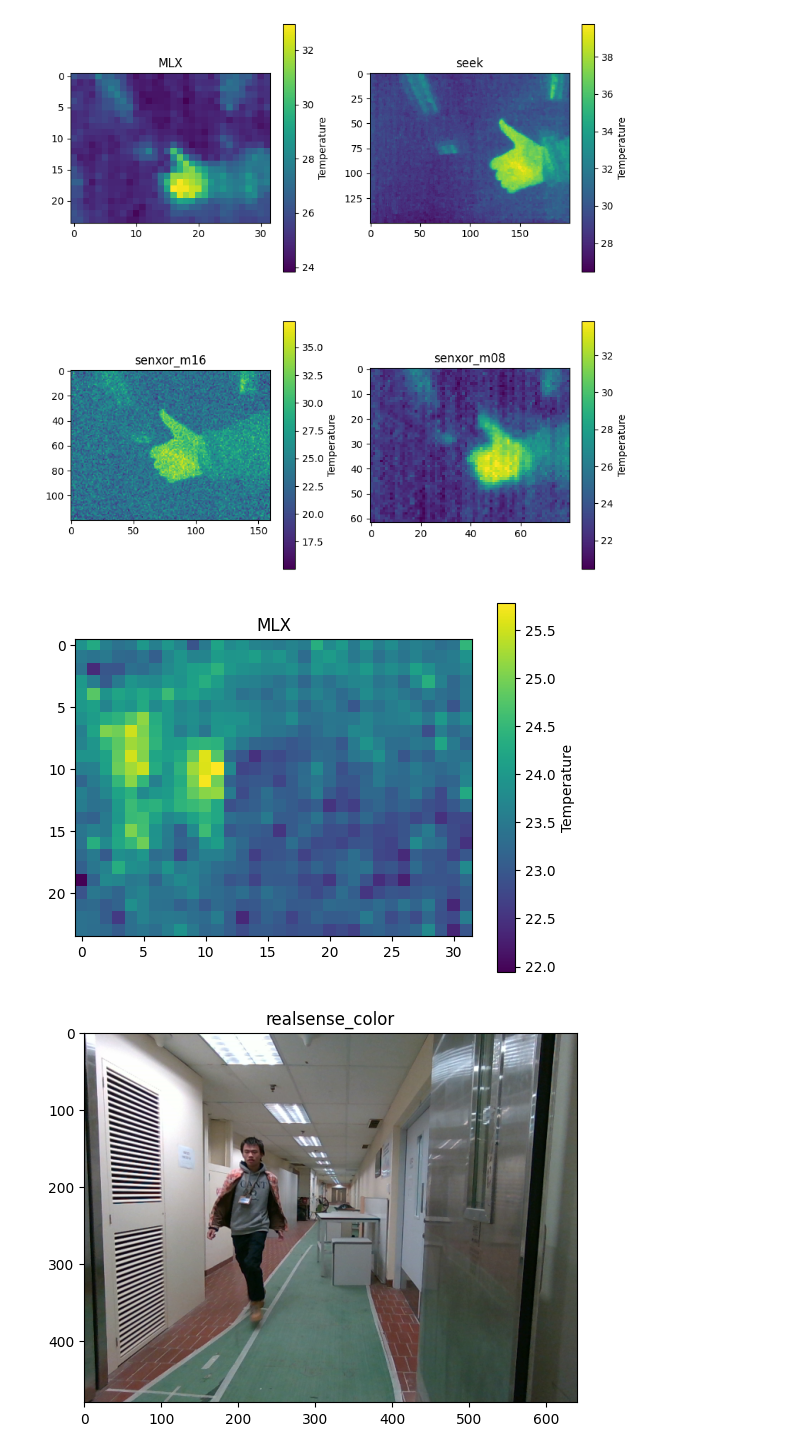
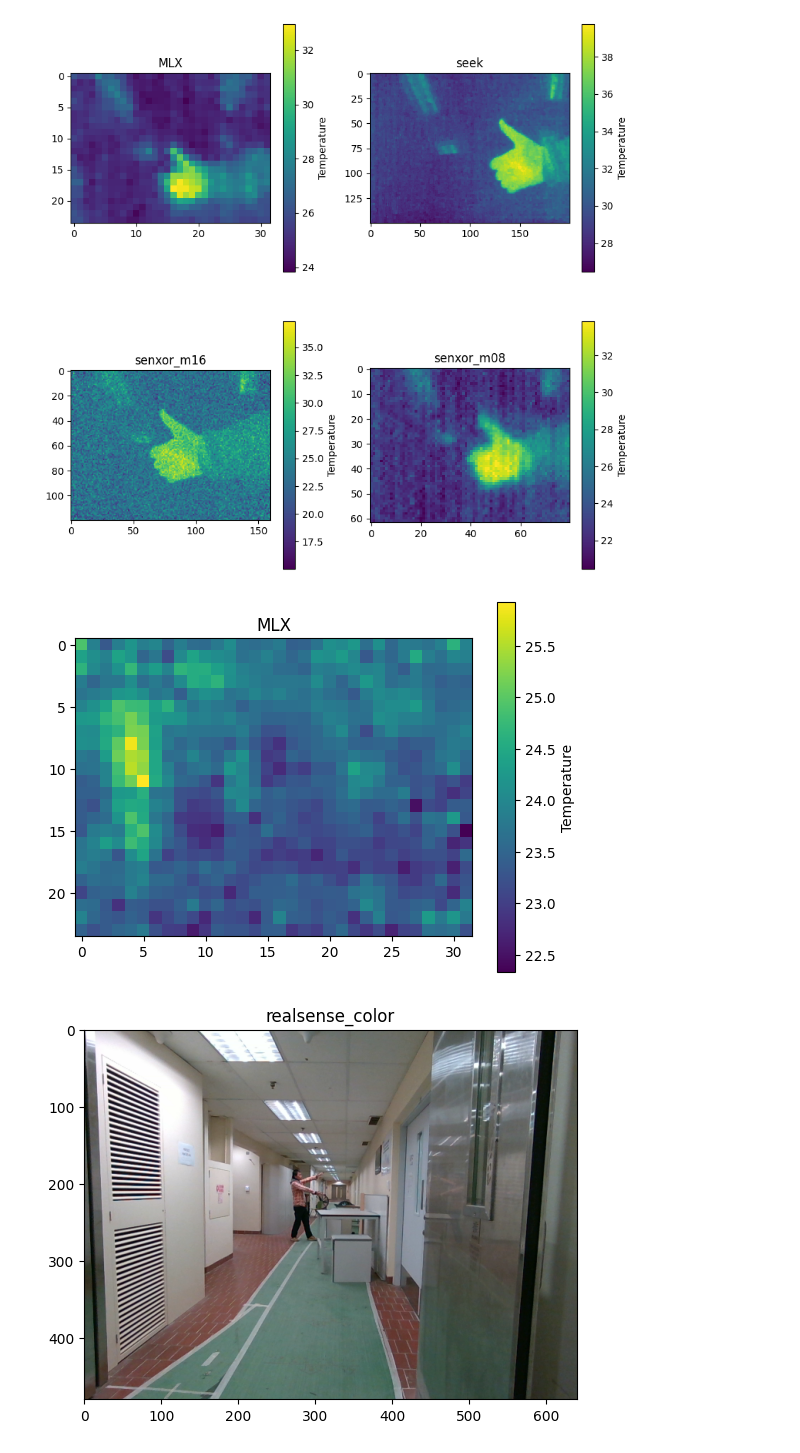
Before and after one commit to Myrmecos/DeepTadarDataCollect, a Jupyter notebook: visualize.ipynb, the cells around one changed output. Cells and saved outputs as stored; diff of their text form; code cells hidden in the pictures.

```diff
--- a/visualize.ipynb
+++ b/visualize.ipynb
@@ -5,7 +5,7 @@ import time
 import matplotlib.pyplot as plt
 import cv2
 # %%
-for dir in os.listdir("RawData/exp1"):
+for dir in os.listdir("RawData/exp21"):
     if ("meta.log" == dir):
         continue
     dirname = "RawData/exp1/"+dir
@@ -130,25 +117,25 @@ plt.show()
 # %% [output]
 [figure]
 # %%
-basePath = "RawData/exp17/"
+basePath = "RawData/exp27/"
 cnt = 0
 res = []
 for dir in os.listdir(basePath):
     if ("meta.log" == dir):
         continue
     dirname = basePath+dir
     #print(dirname)
     image = np.load(dirname+"/"+os.listdir(dirname)[8])
     if (dir == "realsense_color"):
         image = cv2.cvtColor(image, cv2.COLOR_BGR2RGB)
     plt.imshow(image)
     if (dir in ["MLX", "seek_thermal", "senxor_m08", "senxor_m08_1"]):
         res.append(image)
         cbar = plt.colorbar()
         cbar.set_label('Temperature')
         #plt.axis('off')
     plt.title(dir)
     plt.show()
 # %% [output]
-[figure, old version]
+[figure, new version]
-[figure, old version]
+[figure, new version]
```
Also changed, not shown: parts of 2 cells of this notebook, 1 other file.
